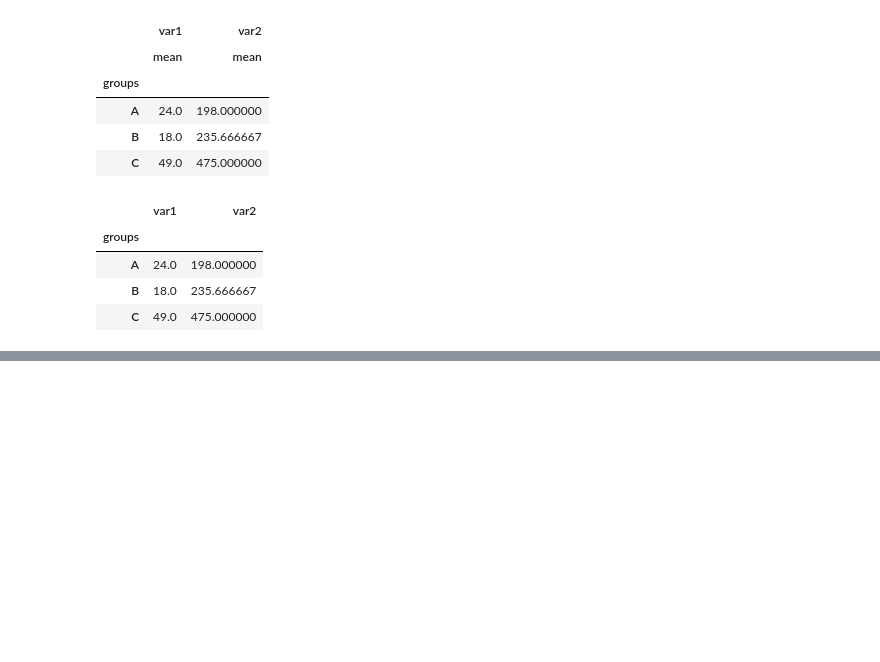
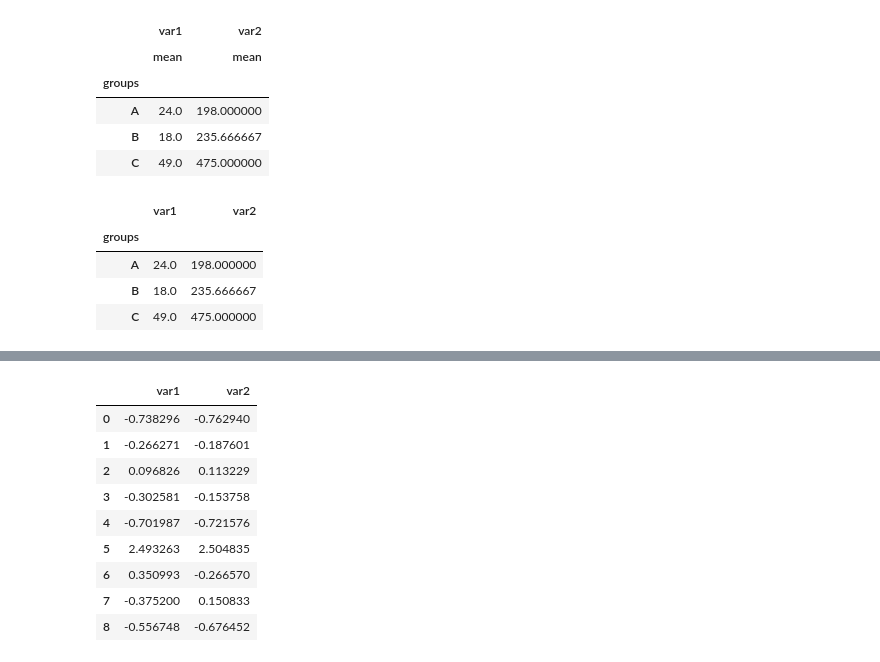
Before and after one commit to MevlutYildiz77/Numpy, a Jupyter notebook: numpy_in_class.ipynb, the cells around one changed output, grey strips where cells are left out. Saved outputs shown, nothing was run; the diff lists cells and outputs as text; code cells hidden in the pictures; blank space fills up the shorter version.

```diff
--- a/numpy_in_class.ipynb
+++ b/numpy_in_class.ipynb
@@ -1280,0 +1393,13 @@ df6.groupby("groups").agg(np.mean)
+# %%
+df6[["var1","var2"]].apply(lambda x: (x-x.mean())/x.std())
+# %% [output]
+|  | var1 | var2 |
+| 0 | -0.738296 | -0.762940 |
+| 1 | -0.266271 | -0.187601 |
+| 2 | 0.096826 | 0.113229 |
+| 3 | -0.302581 | -0.153758 |
+| 4 | -0.701987 | -0.721576 |
+| 5 | 2.493263 | 2.504835 |
+| 6 | 0.350993 | -0.266570 |
+| 7 | -0.375200 | 0.150833 |
+| 8 | -0.556748 | -0.676452 |
```
Also changed, not shown: parts of 15 cells of this notebook.
